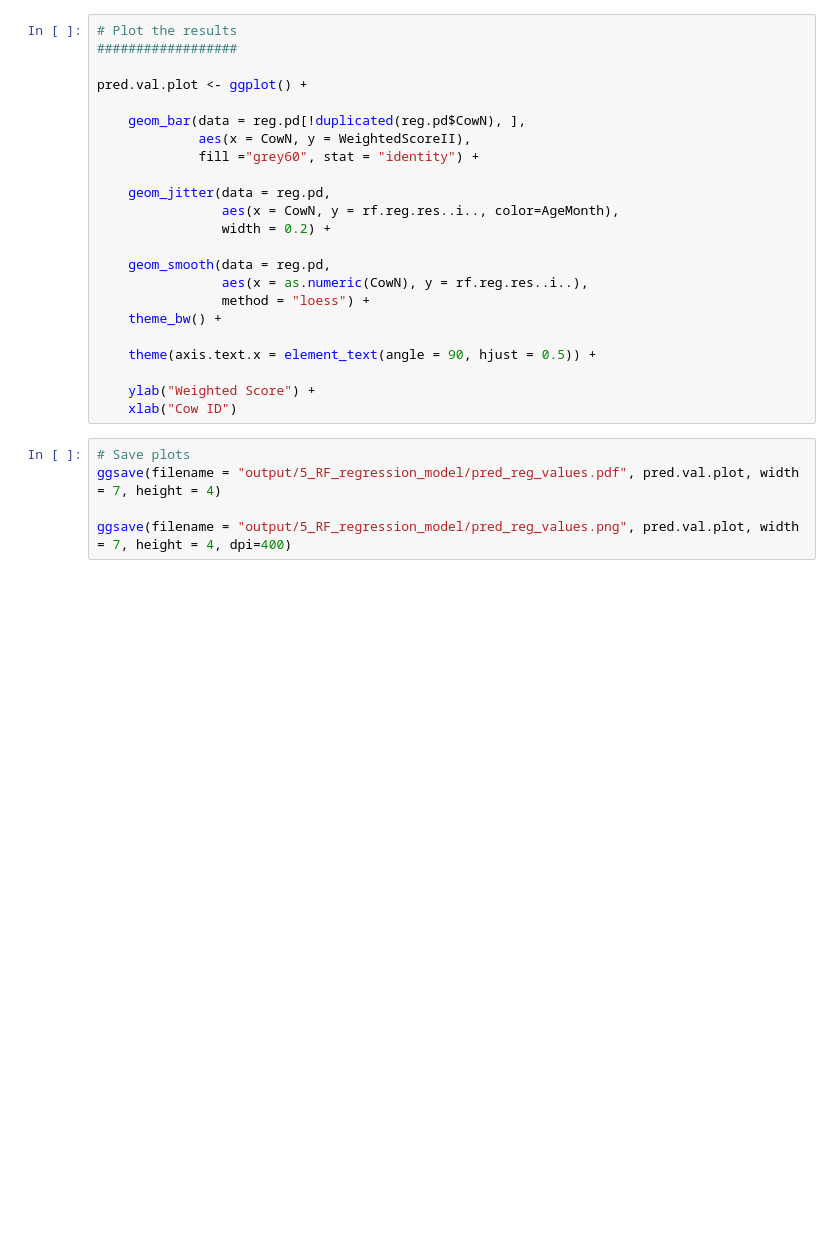
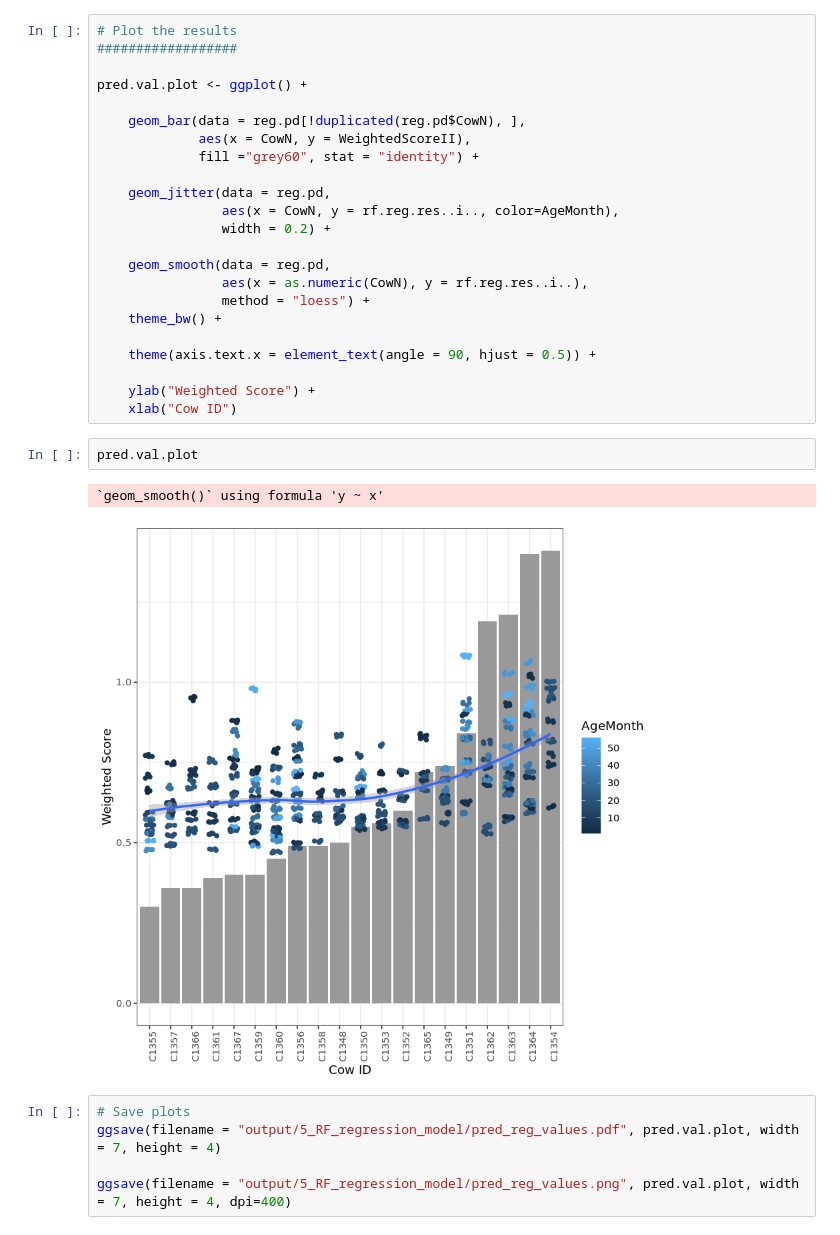
Before and after one commit to AlexanderUm/WBVR_MAP_Microbiota, a Jupyter notebook: 5_RF_regression_model.ipynb, the cells around one changed output. Saved outputs shown, nothing was run; the diff lists cells and outputs as text; blank space fills up the shorter version.

```diff
--- a/5_RF_regression_model.ipynb
+++ b/5_RF_regression_model.ipynb
@@ -170,6 +172,11 @@ pred.val.plot <- ggplot() +
 
     ylab("Weighted Score") +
     xlab("Cow ID")
+# %%
+pred.val.plot
+# %% [output]
+`geom_smooth()` using formula 'y ~ x'
+[figure, added]
 # %%
 # Save plots
 ggsave(filename = "output/5_RF_regression_model/pred_reg_values.pdf", pred.val.plot, width = 7, height = 4)
```
Also changed, not shown: parts of 2 cells of this notebook, 6 other files.
